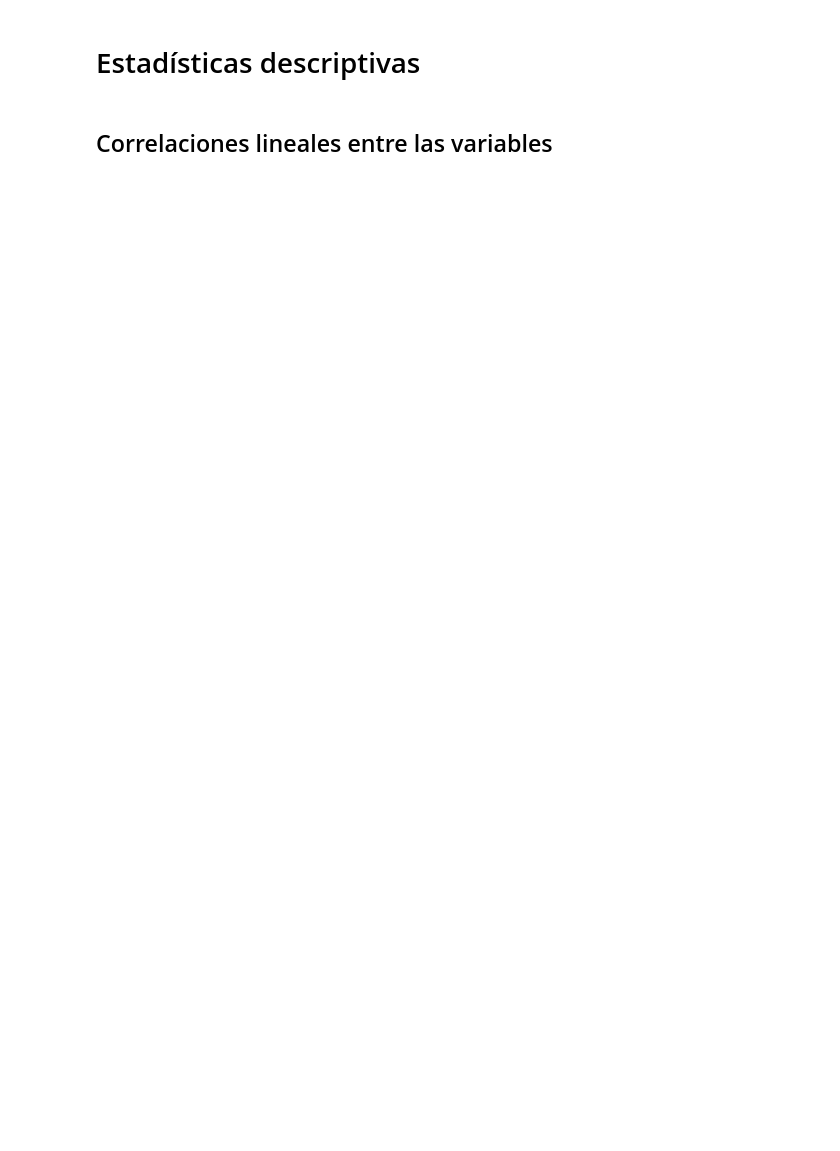
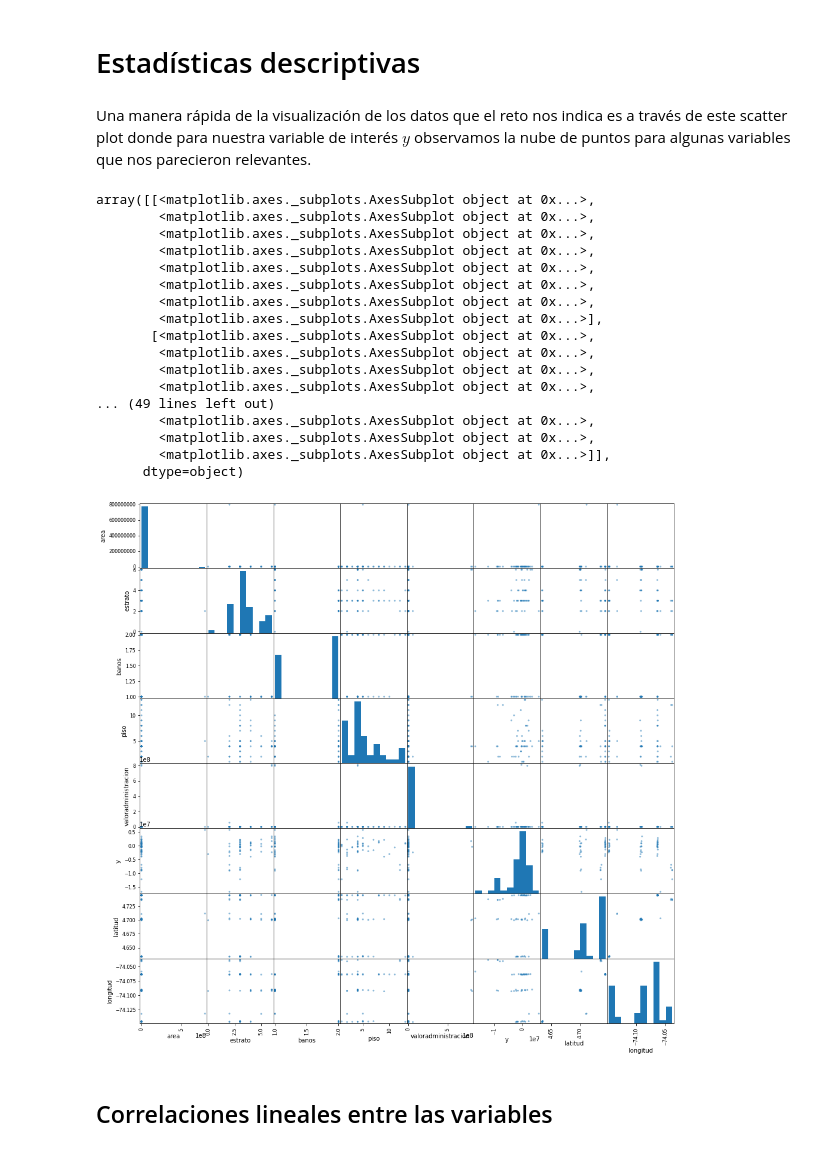
Before and after one commit to vbejaranos/Data-Science_Habi, a Jupyter notebook: Habi_Concurso.ipynb, the cells around one changed output. Saved outputs shown, nothing was run; the diff lists cells and outputs as text; code cells hidden in the pictures; blank space fills up the shorter version.

```diff
--- a/Habi_Concurso.ipynb
+++ b/Habi_Concurso.ipynb
@@ -393,2 +376,2 @@ consolF = data_train.append(data_test)
 # %%
-consolF[['y']] = consolF[['V_REF']] - consolF[['valorventa']]
+consolF['y'] = consolF['V_REF'] - (consolF['valorventa']/consolF['area'])
@@ -408,0 +388,8 @@ consolF[['y']] = consolF[['V_REF']] - consolF[['valorventa']]
+# %%
+consolF = consolF.drop(['zonalavanderia', 'saloncomunal', 'ESTRATO'], 1)
+# %%
+aux = pd.get_dummies(consolF[['vista', 'tiempodeconstruido', 'tipoinmueble']])
+consolF[aux.columns]= aux
+consolF = consolF.drop(['vista', 'tiempodeconstruido', 'tipoinmueble'], 1)
+consolF = consolF[consolF.columns[(consolF.isna().sum()==0)]]
+consolF.isna().sum()
@@ -408,0 +430,3 @@ consolF[['y']] = consolF[['V_REF']] - consolF[['valorventa']]
+# %%
+data_train= consolF[consolF.tipo_data == "train"].drop(["tipo_data"], 1)
+data_test= consolF[consolF.tipo_data == "test"].drop(["tipo_data"], 1)
@@ -409,4 +467,28 @@ consolF[['y']] = consolF[['V_REF']] - consolF[['valorventa']]
 # %% [markdown]
 # Estadísticas descriptivas
+# %% [markdown]
+Una manera rápida de la visualización de los datos que el reto nos indica es a través de este scatter plot donde para nuestra variable de interés $y$ observamos la nube de puntos para algunas variables que nos parecieron relevantes.
+# %%
+pd.plotting.scatter_matrix(data_test[['area', 'estrato', 'banos', 'piso', 'valoradministracion', 'y',
+                                     'latitud', 'longitud']], figsize=(16,16))
+# %% [output]
+array([[<matplotlib.axes._subplots.AxesSubplot object at 0x...>,
+        <matplotlib.axes._subplots.AxesSubplot object at 0x...>,
+        <matplotlib.axes._subplots.AxesSubplot object at 0x...>,
+        <matplotlib.axes._subplots.AxesSubplot object at 0x...>,
+        <matplotlib.axes._subplots.AxesSubplot object at 0x...>,
+        <matplotlib.axes._subplots.AxesSubplot object at 0x...>,
+        <matplotlib.axes._subplots.AxesSubplot object at 0x...>,
+        <matplotlib.axes._subplots.AxesSubplot object at 0x...>],
+       [<matplotlib.axes._subplots.AxesSubplot object at 0x...>,
+        <matplotlib.axes._subplots.AxesSubplot object at 0x...>,
+        <matplotlib.axes._subplots.AxesSubplot object at 0x...>,
+        <matplotlib.axes._subplots.AxesSubplot object at 0x...>,
+... (49 lines left out)
+        <matplotlib.axes._subplots.AxesSubplot object at 0x...>,
+        <matplotlib.axes._subplots.AxesSubplot object at 0x...>,
+        <matplotlib.axes._subplots.AxesSubplot object at 0x...>]],
+      dtype=object)
+[figure, added]
 # %% [markdown]
 ## Correlaciones lineales entre las variables
```
Also changed, not shown: parts of 81 cells of this notebook.
